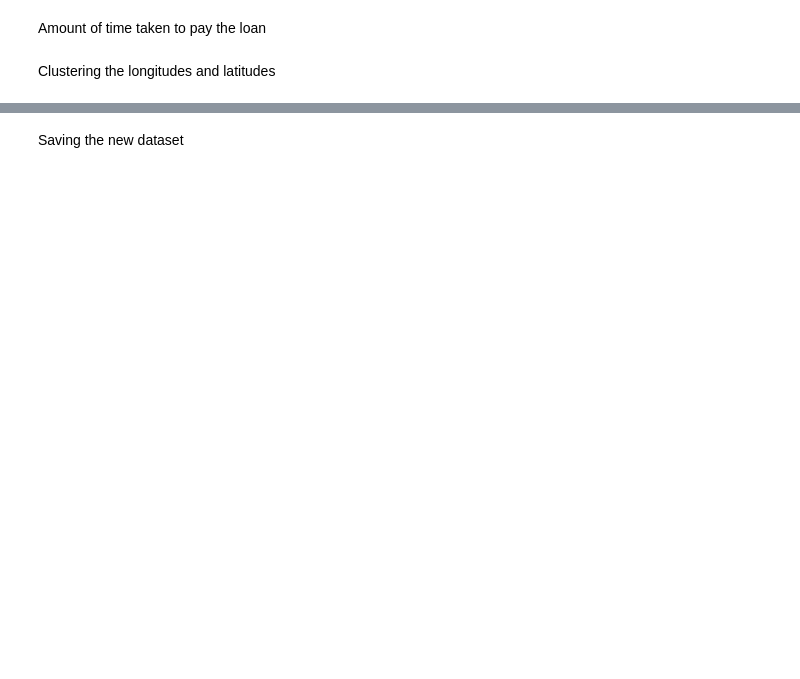
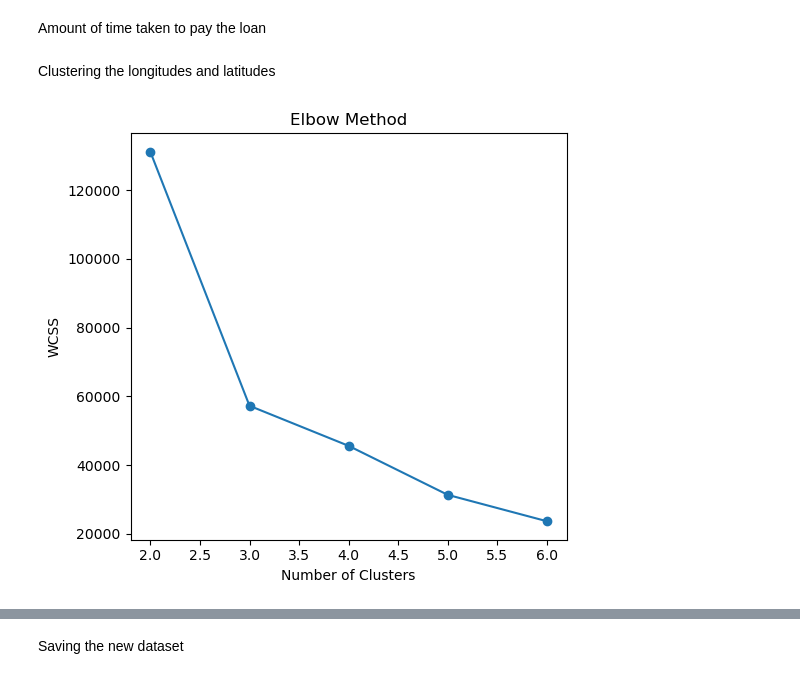
Before and after one commit to Group-10-Refactory-Capstone/Group10RefactoryCapstone, a Jupyter notebook: data_cleaning1.ipynb, the cells around one changed output, grey strips where cells are left out. Saved outputs shown, nothing was run; the diff lists cells and outputs as text; code cells hidden in the pictures; blank space fills up the shorter version.

```diff
--- a/data_cleaning1.ipynb
+++ b/data_cleaning1.ipynb
@@ -99,10 +100,10 @@ df_final.head()
 # %% [markdown]
 Label Encoding the Employment_status_clients and the Level_of_education_clients
 # %%
-# label_encoder = preprocessing.LabelEncoder()
+label_encoder = preprocessing.LabelEncoder()
 
-# df_final['employment_status_clients'] = label_encoder.fit_transform(df_final['employment_status_clients'])
-# df_final['level_of_education_clients'] = label_encoder.fit_transform(df_final['level_of_education_clients'])
+df_final['employment_status_clients'] = label_encoder.fit_transform(df_final['employment_status_clients'])
+df_final['level_of_education_clients'] = label_encoder.fit_transform(df_final['level_of_education_clients'])
 
 print(df_final['employment_status_clients'].unique())
 print(df_final['level_of_education_clients'].unique())
@@ -120,7 +120,7 @@ df_final.dtypes
 df_final['last_closeddate'] = pd.to_datetime(df_final['last_closeddate'])
 df_final['last_creationdate'] = pd.to_datetime(df_final['last_creationdate'])
 
-loan_close_time = (df_final['last_closeddate'] - df_final['last_creationdate'])
+loan_close_time = (df_final['last_closeddate'] - df_final['last_creationdate']).dt.days
 df_final['loan_close_time'] = loan_close_time
 
 print(df_final[["last_closeddate", "last_creationdate", "loan_close_time"]].head())
@@ -136,7 +136,7 @@ Amount of time for loan to be approved
 # %%
 df_final['last_approveddate'] = pd.to_datetime(df_final['last_approveddate'])
 
-loan_approval_time = (df_final['last_approveddate'] - df_final['last_creationdate'])
+loan_approval_time = (df_final['last_approveddate'] - df_final['last_creationdate']).dt.seconds/3600  #convert to hours
 df_final['loan_approval_time'] = loan_approval_time
 
 print(df_final[["last_approveddate", "last_creationdate", "loan_approval_time"]].head())
@@ -152,7 +152,7 @@ Amount of time taken before the first payment
 # %%
 df_final['last_firstrepaiddate'] = pd.to_datetime(df_final['last_firstrepaiddate'])
 
-loan_firstPayment_time = (df_final['last_firstrepaiddate'] - df_final['last_approveddate'])
+loan_firstPayment_time = (df_final['last_firstrepaiddate'] - df_final['last_approveddate']).dt.days
 df_final['loan_firstPayment_time'] = loan_firstPayment_time
 
 print(df_final[["last_firstrepaiddate", "last_approveddate", "loan_firstPayment_time"]].head())
@@ -174,4 +174,30 @@ Amount of time taken to pay the loan
 #df_final = df_final.drop(columns=['last_closeddate', 'last_creationdate', 'last_approveddate', 'last_firstrepaiddate'], axis=1)
 # %% [markdown]
 Clustering the longitudes and latitudes
+# %%
+#using the elbow method to get the number of clusters
+# wcss = within cluster sum of squares
+geo_data = df_final.iloc[:,2:4]
+
+k_range = range(2,7)
+wcss_values = []
+
+for k in k_range:
+    kmeans = KMeans(n_clusters=k)
+    kmeans.fit(geo_data)
+    wcss_values.append(kmeans.inertia_)
+
+#plotting the elbow method
+plt.figure(figsize=(10,5))
+
+plt.subplot(1,2,1)
+plt.plot(k_range, wcss_values, marker ='o', linestyle='-')
+plt.title('Elbow Method')
+plt.xlabel('Number of Clusters')
+plt.ylabel('WCSS')
+
+plt.tight_layout()
+plt.show()
+# %% [output]
+[figure, added]
 # %%
```
Also changed, not shown: parts of 7 cells of this notebook, 2 other files.
